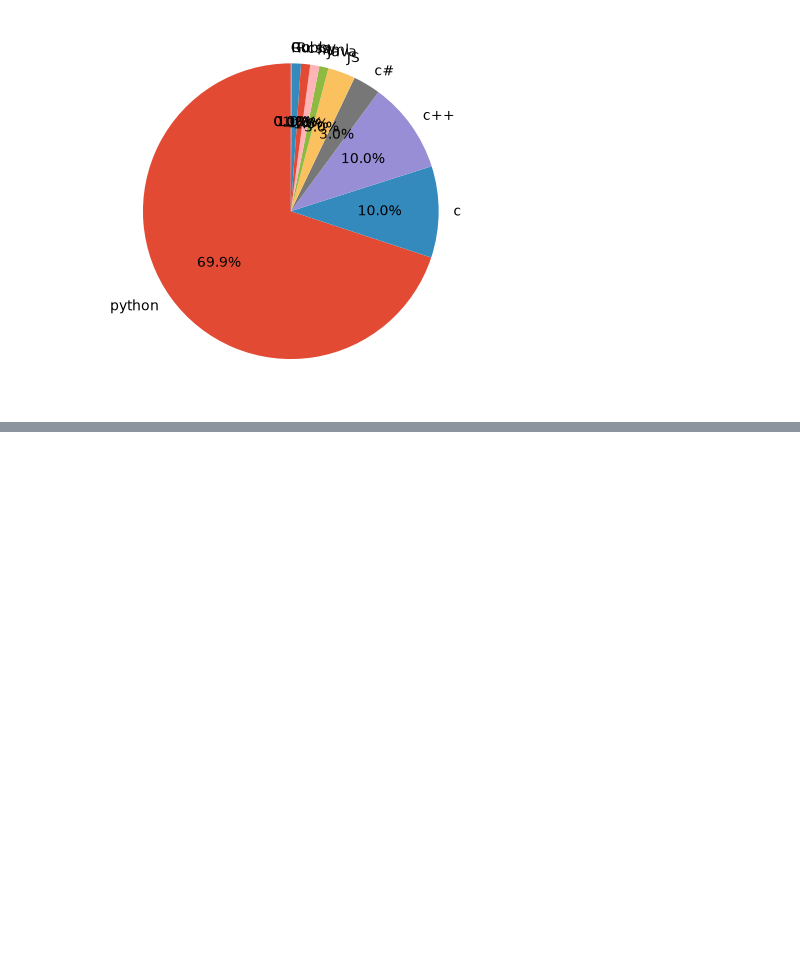
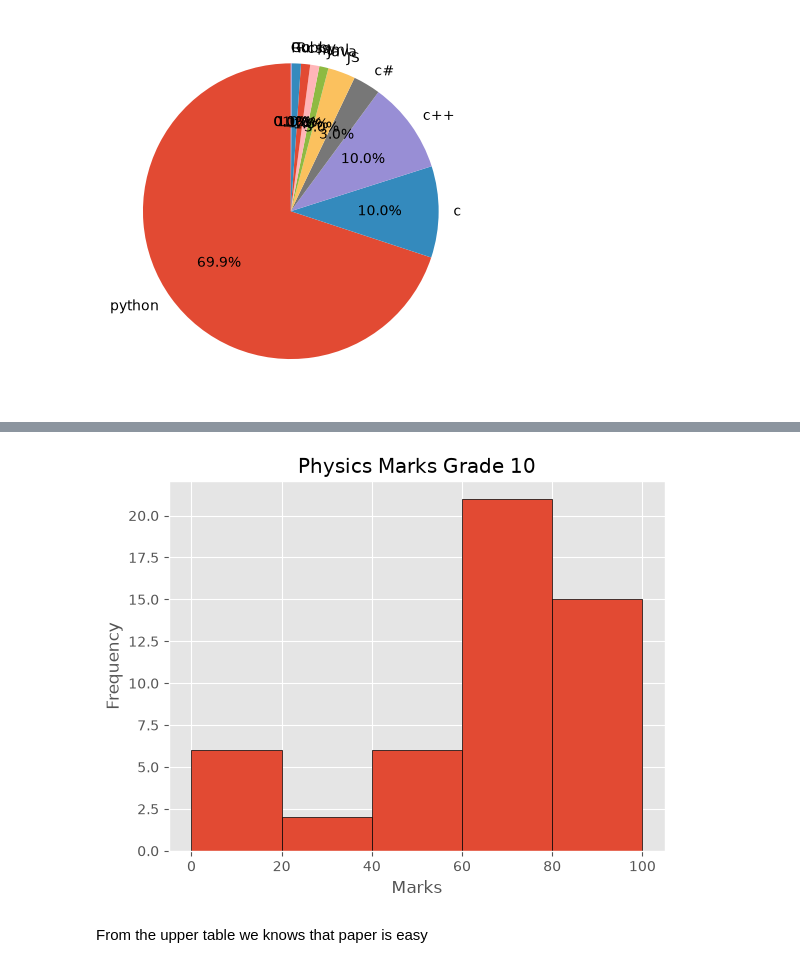
Before and after one commit to Saadkhan-777/Matplotlib-Seaborn-Practice-, a Jupyter notebook: matplotlib_&_seaborn.ipynb, the cells around one changed output, grey strips where cells are left out. Saved outputs shown, nothing was run; the diff lists cells and outputs as text; code cells hidden in the pictures; blank space fills up the shorter version.

```diff
--- a/matplotlib_&_seaborn.ipynb
+++ b/matplotlib_&_seaborn.ipynb
@@ -304,0 +353,11 @@ plt.show()
+# %%
+plt.hist(data, bins=5, edgecolor="black")
+
+plt.xlabel("Marks")
+plt.ylabel("Frequency")
+plt.title("Physics Marks Grade 10")
+plt.show()
+# %% [output]
+[figure, added]
+# %% [markdown]
+ From the upper table we knows that paper is easy
```
Also changed, not shown: parts of 20 cells of this notebook.
